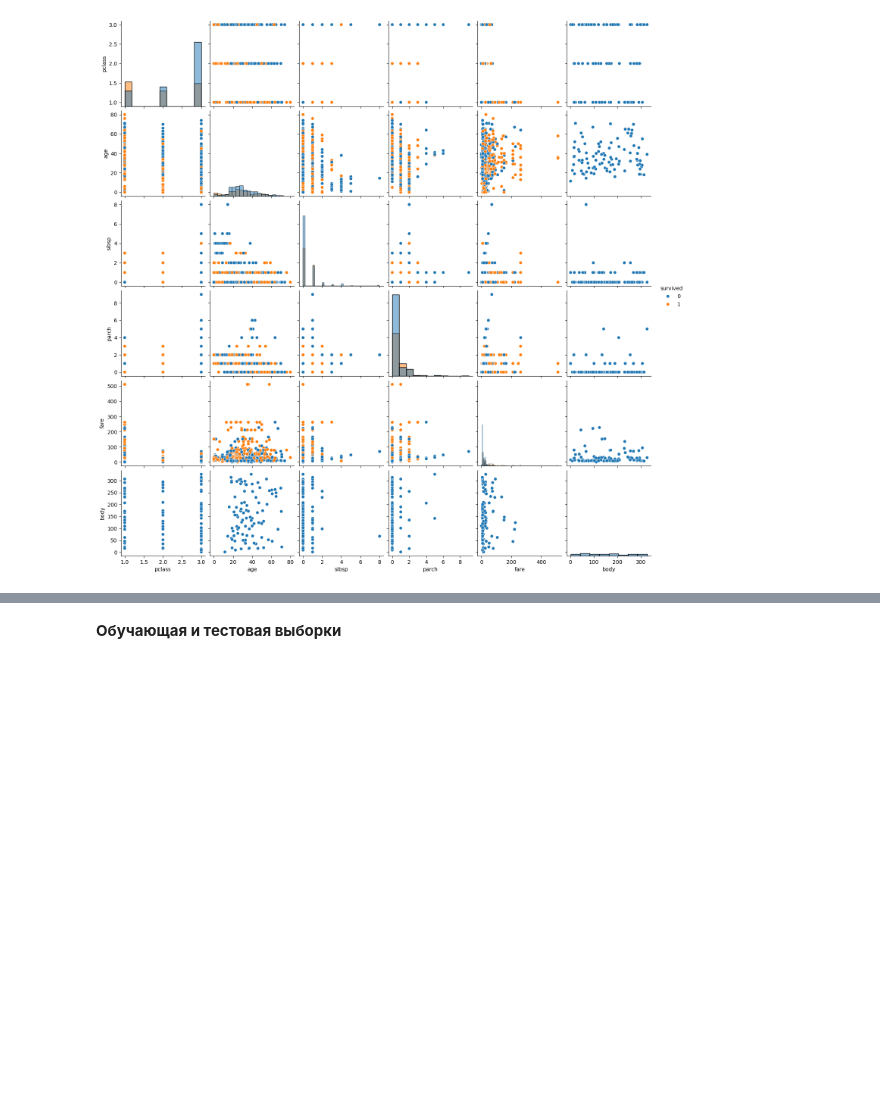
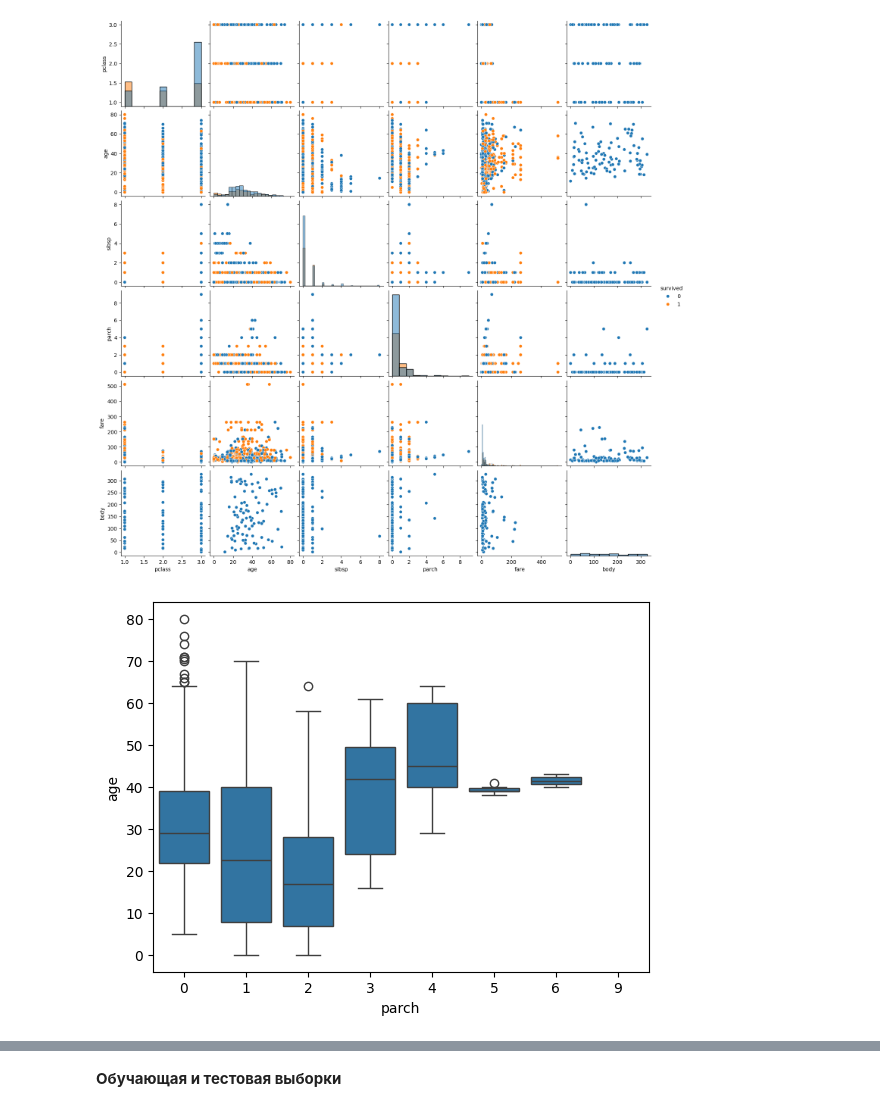
Before and after one commit to evin76/machinelearning2024, a Jupyter notebook: machinelearning2024.ipynb, the cells around one changed output, grey strips where cells are left out. Saved outputs shown, nothing was run; the diff lists cells and outputs as text; code cells hidden in the pictures; blank space fills up the shorter version.

```diff
--- a/machinelearning2024.ipynb
+++ b/machinelearning2024.ipynb
@@ -299,3 +301,8 @@ sns.pairplot(data_cleaned.sample(1000), hue='survived', diag_kind='hist')
 pass
 # %% [output]
 [figure]
+# %%
+sns.boxplot(x="parch", y="age", data=data_cleaned)
+pass
+# %% [output]
+[figure, added]
```
Also changed, not shown: parts of 28 cells of this notebook.
